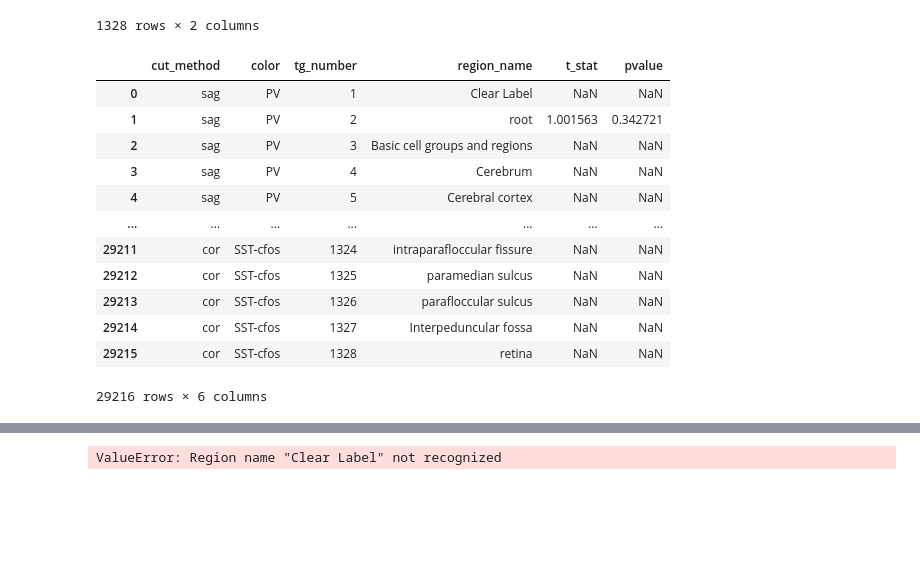
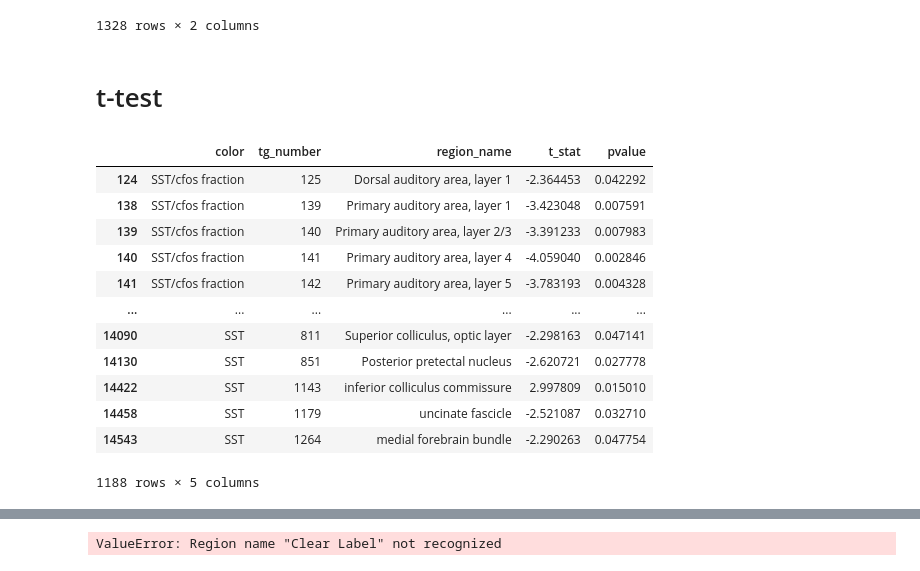
Before and after one commit to jhahncs/brain-slice-render, a Jupyter notebook: cfos/cfos_analysis.ipynb, the cells around one changed output, grey strips where cells are left out. Saved outputs shown, nothing was run; the diff lists cells and outputs as text; code cells hidden in the pictures; blank space fills up the shorter version.

```diff
--- a/cfos/cfos_analysis.ipynb
+++ b/cfos/cfos_analysis.ipynb
@@ -224,9 +215,11 @@ print(color_list)
 df_total = pd.concat([df_exp.drop(['TG number','Region ID','Region name'] ,axis=1),df_veh.drop(['Region ID','Region name'] ,axis=1)], axis=1)
 df_total.set_index('TG number', inplace=True)
 df_total = df_total.T
+df_total['sample_id'] = [a.split('_')[0] for a in df_total.index]
 df_total['veh_exp'] = [1 if a.split('_')[0] in subject_id_exp else 0 for a in df_total.index]
 df_total['cut_method'] = ['cor' if a.split('_')[1] == 'cor' else 'sag' for a in df_total.index]
 df_total['color'] =[ a.split('_')[2] for a in df_total.index]
+
 df_total
 # %% [output]
 | TG number | 1 | 2 | 3 | 4 | 5 | 6 | 7 | 8 | 9 | 10 | ... | ... |
@@ -245,8 +240,14 @@ df_total
+# %%
+df_total = df_total.groupby(['sample_id', 'color','veh_exp'], as_index=False)[df_total.columns[:1328]].agg('mean')
+#df_total['exp'] = df_total['sample_id'].
+df_total.index.name = None
+df_total.to_csv('output/df_total.csv', encoding='utf-8', index=None)
 # %%
 from itertools import product
 
 dept_columns = []
-for _a in list(product(cut_method_list, color_list)):
-    dept_columns.append("_".join(_a))
+#for _a in list(product(cut_method_list, color_list)):
+#    dept_columns.append("_".join(_a))
+dept_columns = color_list
 dept_columns
 # %% [output]
@@ -460,6 +418,8 @@ _df_zero_count
 | 1327 | 11 | 11 |
 | 1328 | 11 | 11 |
 1328 rows × 2 columns
+# %% [markdown]
+# t-test
 # %%
 ind_col = 'Sphingobacterium rhinocerotis'
 dept_col = '노화최종판정'
@@ -470,7 +430,8 @@ _row_list = []
 
 for dept_col in tqdm(dept_columns):
 
-    _df = df_total[df_total.index.str.endswith(dept_col)]
+    #_df = df_total[df_total.index.str.endswith(dept_col)]
+    _df = df_total.query(f'color=="{_color}"')
 
 
     logger.info(dept_col)
@@ -478,8 +439,10 @@ for dept_col in tqdm(dept_columns):
     group_veh = _df[_df['veh_exp'] == 1]
 
     for ind_col in _df.columns:
-        if ind_col == 'veh_exp':
-            break
+        try:
+            int(ind_col)
+        except:
+            continue
         #print(group_exp[ind_col])
         #print(group_exp[ind_col])
         t_stat, p_value = stats.ttest_ind(group_exp[ind_col], group_veh[ind_col])
@@ -492,8 +455,9 @@ for dept_col in tqdm(dept_columns):
 
         _row = {}
         #_row['dept'] = dept_col
-        _row['cut_method'] = dept_col.split("_")[0]
-        _row['color'] = dept_col.split("_")[1]
+        #_row['cut_method'] = dept_col.split("_")[0]
+        #_row['color'] = dept_col.split("_")[1]
+        _row['color'] = dept_col
         #_row['dept_2'] = df.dtypes[dept_col].categories[1]
         _row['tg_number'] = ind_col
         _row['region_name'] = tg_2_name[ind_col]
@@ -507,21 +471,21 @@ for dept_col in tqdm(dept_columns):
 _ttest_df = pd.DataFrame(_row_list)
 _ttest_df.to_csv('output/ttest.csv', encoding='utf-8', index=None)
 # %%
-_ttest_df
+_ttest_df[_ttest_df['pvalue'] < 0.05]
 # %% [output]
-|  | cut_method | color | tg_number | region_name | t_stat | pvalue |
-| 0 | sag | PV | 1 | Clear Label | NaN | NaN |
-| 1 | sag | PV | 2 | root | 1.001563 | 0.342721 |
-| 2 | sag | PV | 3 | Basic cell groups and regions | NaN | NaN |
-| 3 | sag | PV | 4 | Cerebrum | NaN | NaN |
-| 4 | sag | PV | 5 | Cerebral cortex | NaN | NaN |
-| ... | ... | ... | ... | ... | ... | ... |
-| 29211 | cor | SST-cfos | 1324 | intraparafloccular fissure | NaN | NaN |
-| 29212 | cor | SST-cfos | 1325 | paramedian sulcus | NaN | NaN |
-| 29213 | cor | SST-cfos | 1326 | parafloccular sulcus | NaN | NaN |
-| 29214 | cor | SST-cfos | 1327 | Interpeduncular fossa | NaN | NaN |
-| 29215 | cor | SST-cfos | 1328 | retina | NaN | NaN |
+|  | color | tg_number | region_name | t_stat | pvalue |
+| 124 | SST/cfos fraction | 125 | Dorsal auditory area, layer 1 | -2.364453 | 0.042292 |
+| 138 | SST/cfos fraction | 139 | Primary auditory area, layer 1 | -3.423048 | 0.007591 |
+| 139 | SST/cfos fraction | 140 | Primary auditory area, layer 2/3 | -3.391233 | 0.007983 |
+| 140 | SST/cfos fraction | 141 | Primary auditory area, layer 4 | -4.059040 | 0.002846 |
+| 141 | SST/cfos fraction | 142 | Primary auditory area, layer 5 | -3.783193 | 0.004328 |
+| ... | ... | ... | ... | ... | ... |
+| 14090 | SST | 811 | Superior colliculus, optic layer | -2.298163 | 0.047141 |
+| 14130 | SST | 851 | Posterior pretectal nucleus | -2.620721 | 0.027778 |
+| 14422 | SST | 1143 | inferior colliculus commissure | 2.997809 | 0.015010 |
+| 14458 | SST | 1179 | uncinate fascicle | -2.521087 | 0.032710 |
+| 14543 | SST | 1264 | medial forebrain bundle | -2.290263 | 0.047754 |
-29216 rows × 6 columns
+1188 rows × 5 columns
 # %%
 _df_list = []
 _df_columns = []
```
Also changed, not shown: parts of 14 cells of this notebook, 1 other file.
